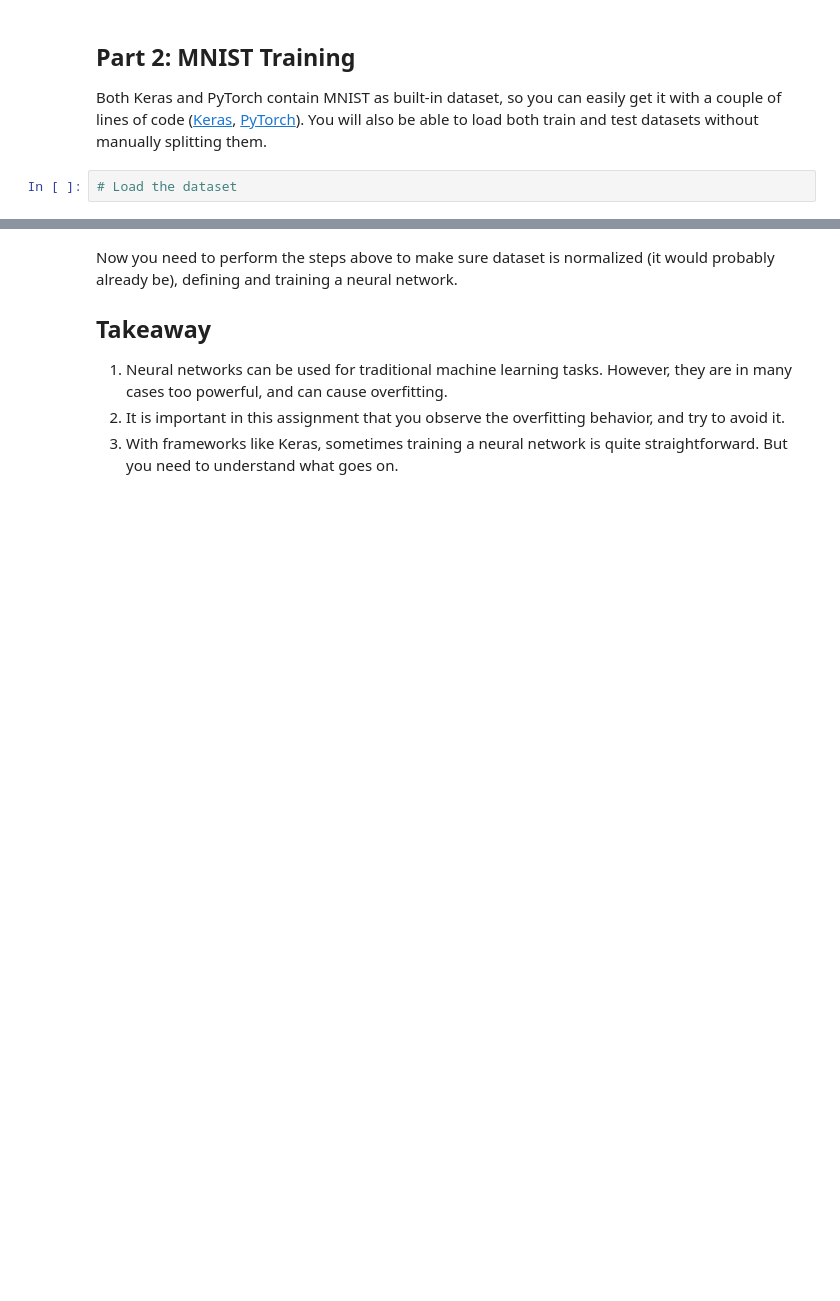
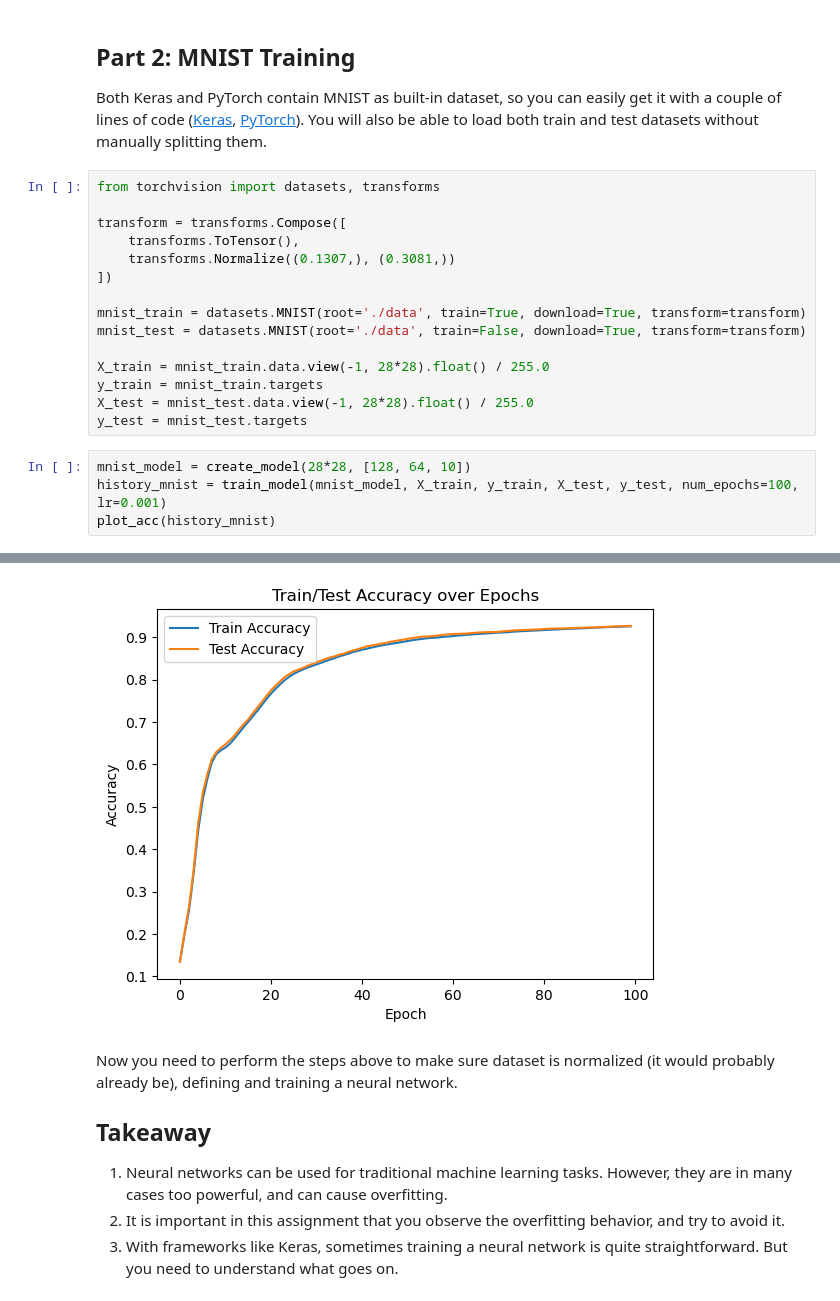
Before and after one commit to Talangus/AI-For-Beginners, a Jupyter notebook: lessons/3-NeuralNetworks/05-Frameworks/lab/LabFrameworks.ipynb, the cells around one changed output, grey strips where cells are left out. Cells and saved outputs as stored; diff of their text form; blank space fills up the shorter version.

```diff
--- a/lessons/3-NeuralNetworks/05-Frameworks/lab/LabFrameworks.ipynb
+++ b/lessons/3-NeuralNetworks/05-Frameworks/lab/LabFrameworks.ipynb
@@ -231,5 +286,23 @@ plot_acc(history_two_layer_small)
 ## Part 2: MNIST Training
 
 Both Keras and PyTorch contain MNIST as built-in dataset, so you can easily get it with a couple of lines of code ([Keras](https://keras.io/api/datasets/mnist/), [PyTorch](https://pytorch.org/vision/stable/datasets.html)). You will also be able to load both train and test datasets without manually splitting them.
-# %%
-# Load the dataset
+# %%
+from torchvision import datasets, transforms
+
+transform = transforms.Compose([
+    transforms.ToTensor(),
+    transforms.Normalize((0.1307,), (0.3081,))
+])
+
+mnist_train = datasets.MNIST(root='./data', train=True, download=True, transform=transform)
+mnist_test = datasets.MNIST(root='./data', train=False, download=True, transform=transform)
+
+X_train = mnist_train.data.view(-1, 28*28).float() / 255.0
+y_train = mnist_train.targets
+X_test = mnist_test.data.view(-1, 28*28).float() / 255.0
+y_test = mnist_test.targets
+# %%
+mnist_model = create_model(28*28, [128, 64, 10])
+history_mnist = train_model(mnist_model, X_train, y_train, X_test, y_test, num_epochs=100, lr=0.001)
+plot_acc(history_mnist)
+# %% [output]
@@ -236,3 +319,4 @@ Both Keras and PyTorch contain MNIST as built-in dataset, so you can easily get
+[figure, added]
 # %% [markdown]
 Now you need to perform the steps above to make sure dataset is normalized (it would probably already be), defining and training a neural network.
 
```
Also changed, not shown: parts of 5 cells of this notebook.
